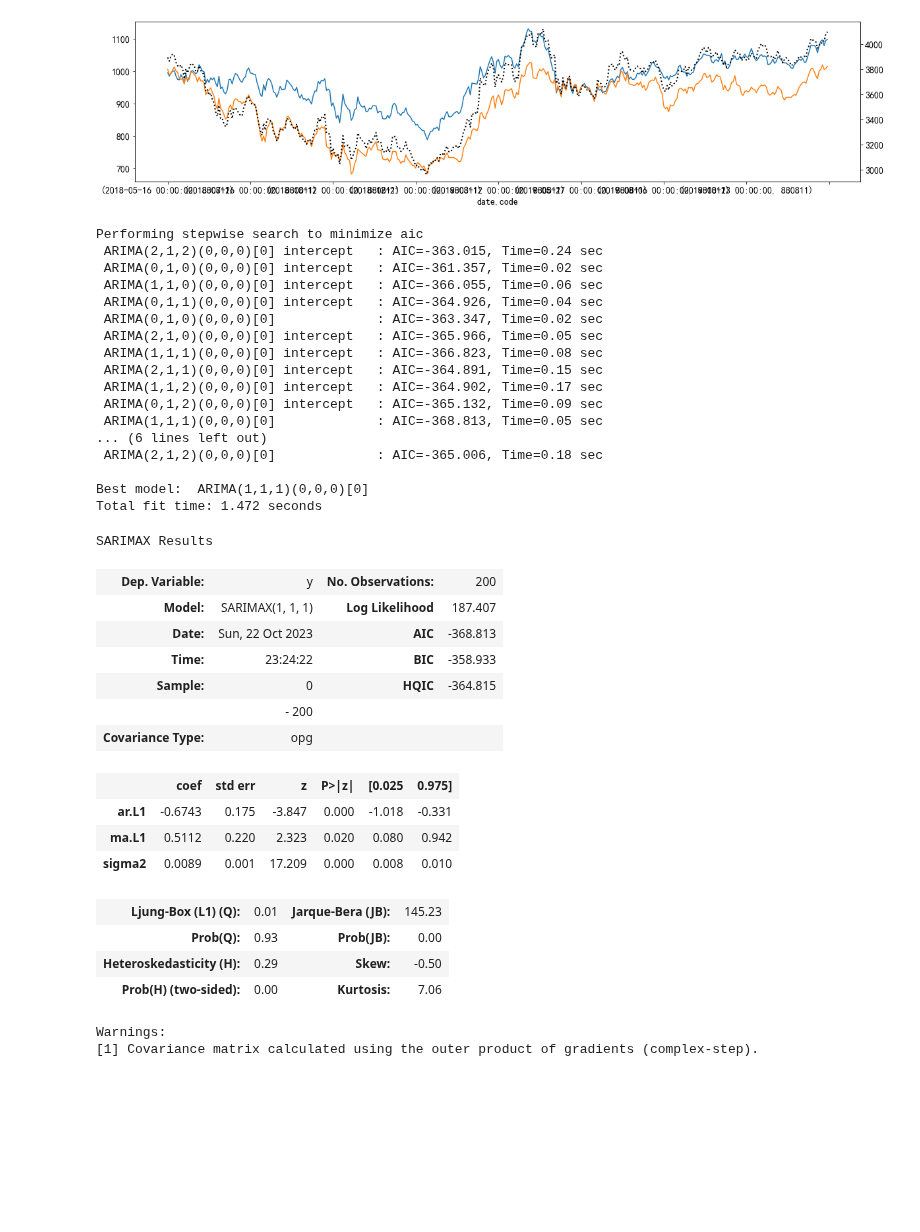
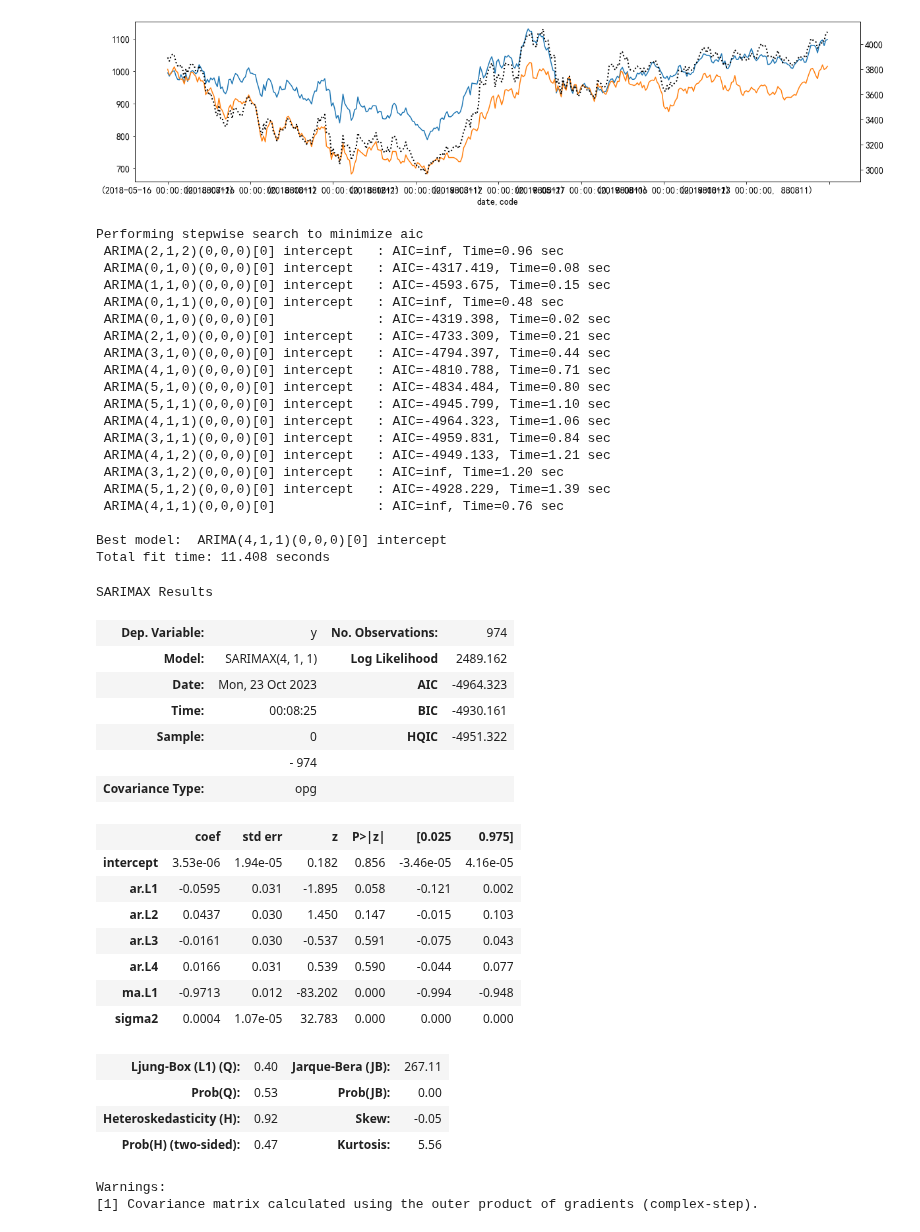
Before and after one commit to kaikai03/IndicatorLab, a Jupyter notebook: ind/Ind_Sentiment.ipynb, the cells around one changed output. Cells and saved outputs as stored; diff of their text form; code cells hidden in the pictures; blank space fills up the shorter version.

```diff
--- a/ind/Ind_Sentiment.ipynb
+++ b/ind/Ind_Sentiment.ipynb
@@ -234,48 +234,55 @@ from pmdarima import auto_arima
 import pmdarima
 # %%
 # c = data_.loc[(slice(None),['000001','000002','601919','002415']),]
-c = data_.loc[(slice(None),['000001']),][0:200]
+c = data_.loc[(slice(None),['002603']),]
 c_ret = smpl.get_current_return(c,'close').dropna()
 # c_ret_x = c_ret.shift(1).dropna().values
 # c_ret_y = c_ret[1:].values
 # c_ret_x = c_ret.shift(1).dropna().values.reshape(-1,1)
 # c_ret_y = c_ret[1:].values.reshape(-1,1)
 # %%
-model = auto_arima(c.close,seasonal=False,trace=True,d=1)
+model = auto_arima(c_ret,seasonal=False,trace=True,d=1)
 model.summary()
 # %% [output]
 Performing stepwise search to minimize aic
- ARIMA(2,1,2)(0,0,0)[0] intercept   : AIC=-363.015, Time=0.24 sec
- ARIMA(0,1,0)(0,0,0)[0] intercept   : AIC=-361.357, Time=0.02 sec
- ARIMA(1,1,0)(0,0,0)[0] intercept   : AIC=-366.055, Time=0.06 sec
- ARIMA(0,1,1)(0,0,0)[0] intercept   : AIC=-364.926, Time=0.04 sec
- ARIMA(0,1,0)(0,0,0)[0]             : AIC=-363.347, Time=0.02 sec
- ARIMA(2,1,0)(0,0,0)[0] intercept   : AIC=-365.966, Time=0.05 sec
- ARIMA(1,1,1)(0,0,0)[0] intercept   : AIC=-366.823, Time=0.08 sec
- ARIMA(2,1,1)(0,0,0)[0] intercept   : AIC=-364.891, Time=0.15 sec
- ARIMA(1,1,2)(0,0,0)[0] intercept   : AIC=-364.902, Time=0.17 sec
- ARIMA(0,1,2)(0,0,0)[0] intercept   : AIC=-365.132, Time=0.09 sec
- ARIMA(1,1,1)(0,0,0)[0]             : AIC=-368.813, Time=0.05 sec
-... (6 lines left out)
- ARIMA(2,1,2)(0,0,0)[0]             : AIC=-365.006, Time=0.18 sec
+ ARIMA(2,1,2)(0,0,0)[0] intercept   : AIC=inf, Time=0.96 sec
+ ARIMA(0,1,0)(0,0,0)[0] intercept   : AIC=-4317.419, Time=0.08 sec
+ ARIMA(1,1,0)(0,0,0)[0] intercept   : AIC=-4593.675, Time=0.15 sec
+ ARIMA(0,1,1)(0,0,0)[0] intercept   : AIC=inf, Time=0.48 sec
+ ARIMA(0,1,0)(0,0,0)[0]             : AIC=-4319.398, Time=0.02 sec
+ ARIMA(2,1,0)(0,0,0)[0] intercept   : AIC=-4733.309, Time=0.21 sec
+ ARIMA(3,1,0)(0,0,0)[0] intercept   : AIC=-4794.397, Time=0.44 sec
+ ARIMA(4,1,0)(0,0,0)[0] intercept   : AIC=-4810.788, Time=0.71 sec
+ ARIMA(5,1,0)(0,0,0)[0] intercept   : AIC=-4834.484, Time=0.80 sec
+ ARIMA(5,1,1)(0,0,0)[0] intercept   : AIC=-4945.799, Time=1.10 sec
+ ARIMA(4,1,1)(0,0,0)[0] intercept   : AIC=-4964.323, Time=1.06 sec
+ ARIMA(3,1,1)(0,0,0)[0] intercept   : AIC=-4959.831, Time=0.84 sec
+ ARIMA(4,1,2)(0,0,0)[0] intercept   : AIC=-4949.133, Time=1.21 sec
+ ARIMA(3,1,2)(0,0,0)[0] intercept   : AIC=inf, Time=1.20 sec
+ ARIMA(5,1,2)(0,0,0)[0] intercept   : AIC=-4928.229, Time=1.39 sec
+ ARIMA(4,1,1)(0,0,0)[0]             : AIC=inf, Time=0.76 sec
 
-Best model:  ARIMA(1,1,1)(0,0,0)[0]
-Total fit time: 1.472 seconds
+Best model:  ARIMA(4,1,1)(0,0,0)[0] intercept
+Total fit time: 11.408 seconds
 SARIMAX Results
-| Dep. Variable: | y | No. Observations: | 200 |
-| Model: | SARIMAX(1, 1, 1) | Log Likelihood | 187.407 |
-| Date: | Sun, 22 Oct 2023 | AIC | -368.813 |
-| Time: | 23:24:22 | BIC | -358.933 |
-| Sample: | 0 | HQIC | -364.815 |
-|  | - 200 |  |  |
+| Dep. Variable: | y | No. Observations: | 974 |
+| Model: | SARIMAX(4, 1, 1) | Log Likelihood | 2489.162 |
+| Date: | Mon, 23 Oct 2023 | AIC | -4964.323 |
+| Time: | 00:08:25 | BIC | -4930.161 |
+| Sample: | 0 | HQIC | -4951.322 |
+|  | - 974 |  |  |
 | Covariance Type: | opg |  |  |
 |  | coef | std err | z | P>|z| | [0.025 | 0.975] |
-| ar.L1 | -0.6743 | 0.175 | -3.847 | 0.000 | -1.018 | -0.331 |
-| ma.L1 | 0.5112 | 0.220 | 2.323 | 0.020 | 0.080 | 0.942 |
-| sigma2 | 0.0089 | 0.001 | 17.209 | 0.000 | 0.008 | 0.010 |
+| intercept | 3.53e-06 | 1.94e-05 | 0.182 | 0.856 | -3.46e-05 | 4.16e-05 |
+| ar.L1 | -0.0595 | 0.031 | -1.895 | 0.058 | -0.121 | 0.002 |
+| ar.L2 | 0.0437 | 0.030 | 1.450 | 0.147 | -0.015 | 0.103 |
+| ar.L3 | -0.0161 | 0.030 | -0.537 | 0.591 | -0.075 | 0.043 |
+| ar.L4 | 0.0166 | 0.031 | 0.539 | 0.590 | -0.044 | 0.077 |
+| ma.L1 | -0.9713 | 0.012 | -83.202 | 0.000 | -0.994 | -0.948 |
+| sigma2 | 0.0004 | 1.07e-05 | 32.783 | 0.000 | 0.000 | 0.000 |
-| Ljung-Box (L1) (Q): | 0.01 | Jarque-Bera (JB): | 145.23 |
-| Prob(Q): | 0.93 | Prob(JB): | 0.00 |
-| Heteroskedasticity (H): | 0.29 | Skew: | -0.50 |
-| Prob(H) (two-sided): | 0.00 | Kurtosis: | 7.06 |
+| Ljung-Box (L1) (Q): | 0.40 | Jarque-Bera (JB): | 267.11 |
+| Prob(Q): | 0.53 | Prob(JB): | 0.00 |
+| Heteroskedasticity (H): | 0.92 | Skew: | -0.05 |
+| Prob(H) (two-sided): | 0.47 | Kurtosis: | 5.56 |
 Warnings:
 [1] Covariance matrix calculated using the outer product of gradients (complex-step).
```
Also changed, not shown: parts of 5 cells of this notebook.
